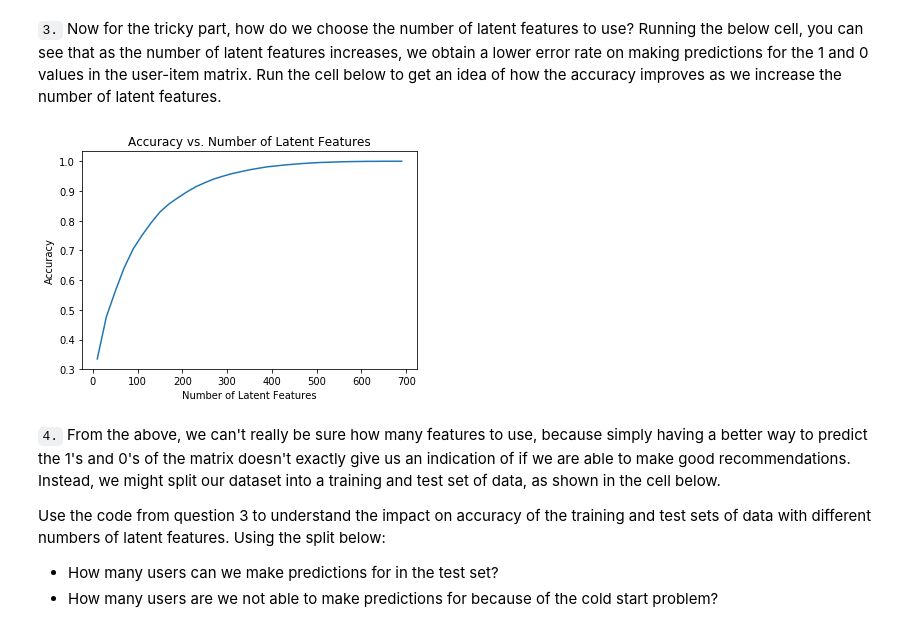
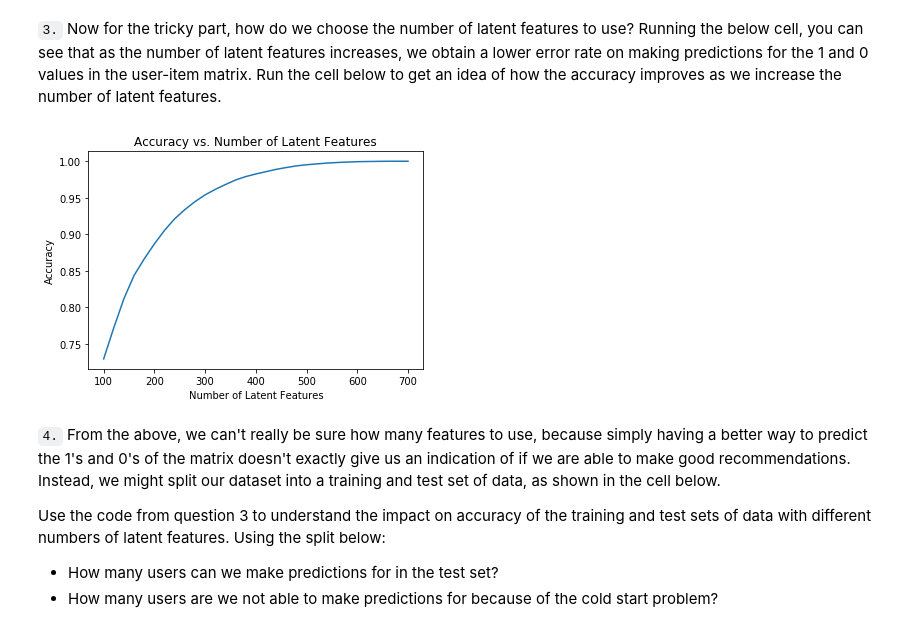
Before and after one commit to wjh1119/Udacity-DSND-Recommendations-with-IBM, a Jupyter notebook: Recommendations_with_IBM.ipynb, the cells around one changed output. Cells and saved outputs as stored; diff of their text form; code cells hidden in the pictures.

```diff
--- a/Recommendations_with_IBM.ipynb
+++ b/Recommendations_with_IBM.ipynb
@@ -639,30 +654,30 @@ In the data used in the course, the user will score each item, the score is from
 # %% [markdown]
 `3.` Now for the tricky part, how do we choose the number of latent features to use?  Running the below cell, you can see that as the number of latent features increases, we obtain a lower error rate on making predictions for the 1 and 0 values in the user-item matrix.  Run the cell below to get an idea of how the accuracy improves as we increase the number of latent features.
 # %%
-num_latent_feats = np.arange(10,700+10,20)
+num_latent_feats = np.arange(100,700+10,20)
 sum_errs = []
 
 for k in num_latent_feats:
     # restructure with k latent features
     s_new, u_new, vt_new = np.diag(s[:k]), u[:, :k], vt[:k, :]
 
     # take dot product
     user_item_est = np.around(np.dot(np.dot(u_new, s_new), vt_new))
 
     # compute error for each prediction to actual value
     diffs = np.subtract(user_item_matrix, user_item_est)
 
     # total errors and keep track of them
     err = np.sum(np.sum(np.abs(diffs)))
     sum_errs.append(err)
 
 
 plt.plot(num_latent_feats, 1 - np.array(sum_errs)/df.shape[0]);
 plt.xlabel('Number of Latent Features');
 plt.ylabel('Accuracy');
 plt.title('Accuracy vs. Number of Latent Features');
 # %% [output]
-[figure, old version]
+[figure, new version]
 # %% [markdown]
 `4.` From the above, we can't really be sure how many features to use, because simply having a better way to predict the 1's and 0's of the matrix doesn't exactly give us an indication of if we are able to make good recommendations.  Instead, we might split our dataset into a training and test set of data, as shown in the cell below.
 
```
Also changed, not shown: parts of 11 cells of this notebook, 1 other file.
